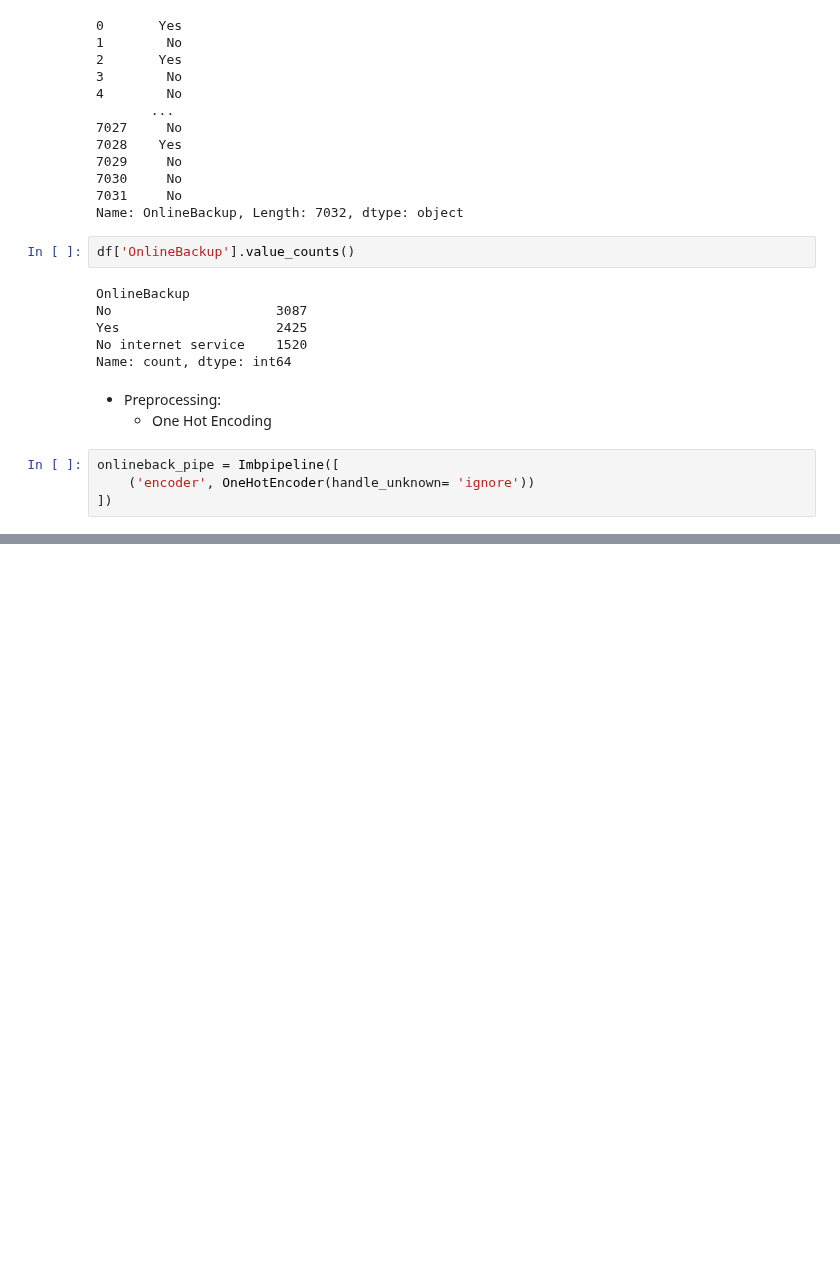
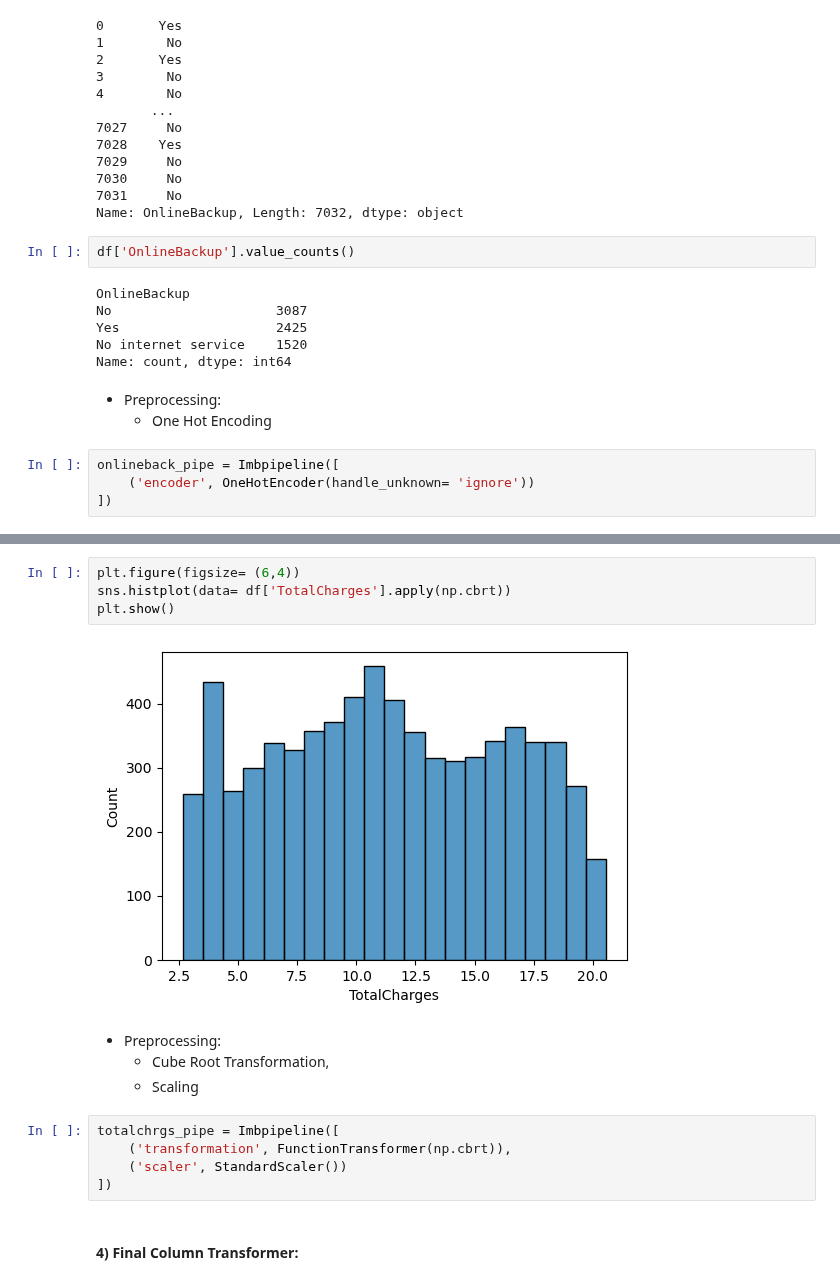
Before and after one commit to Shailya777/Learning-Logs, a Jupyter notebook: Machine_Learning/08_Bagging_and_Boosting/06_Practice_Project3(Telecom Customer Churn).ipynb, the cells around one changed output, grey strips where cells are left out. Saved outputs shown, nothing was run; the diff lists cells and outputs as text; blank space fills up the shorter version.

```diff
--- a/Machine_Learning/08_Bagging_and_Boosting/06_Practice_Project3(Telecom Customer Churn).ipynb
+++ b/Machine_Learning/08_Bagging_and_Boosting/06_Practice_Project3(Telecom Customer Churn).ipynb
@@ -503,0 +785,17 @@ onlineback_pipe = Imbpipeline([
+# %%
+plt.figure(figsize= (6,4))
+sns.histplot(data= df['TotalCharges'].apply(np.cbrt))
+plt.show()
+# %% [output]
+[figure, added]
+# %% [markdown]
+- Preprocessing:
+    - Cube Root Transformation,
+    - Scaling
+# %%
+totalchrgs_pipe = Imbpipeline([
+    ('transformation', FunctionTransformer(np.cbrt)),
+    ('scaler', StandardScaler())
+])
+# %% [markdown]
+#### 4) Final Column Transformer:
```
Also changed, not shown: parts of 58 cells of this notebook.
